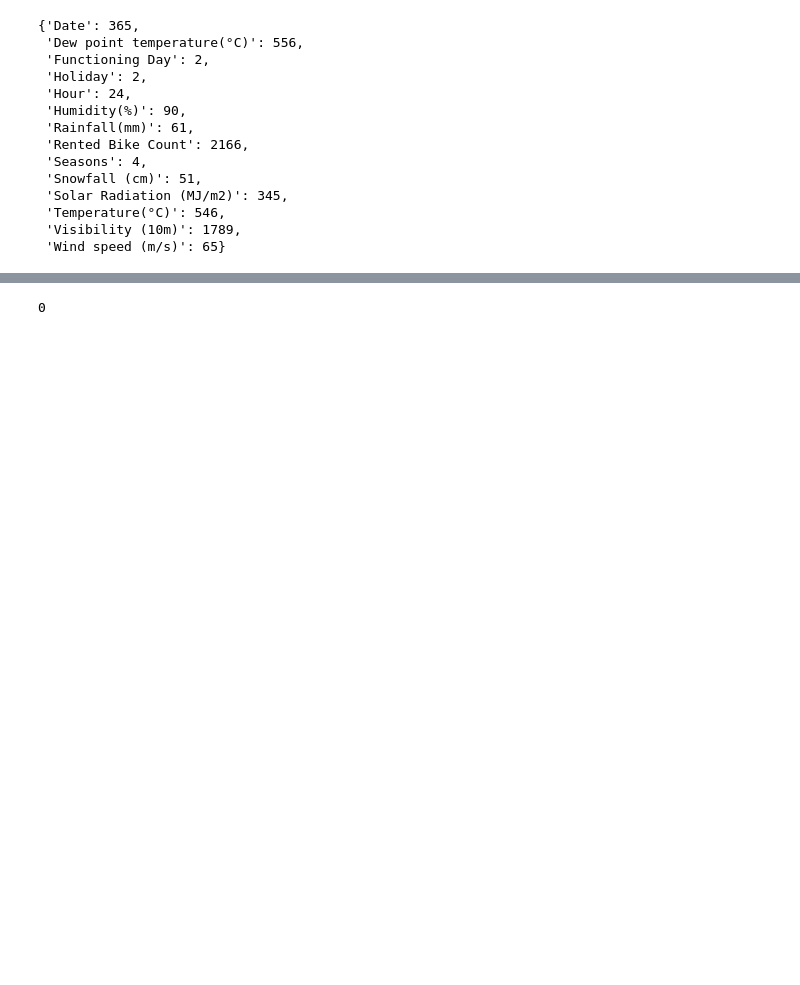
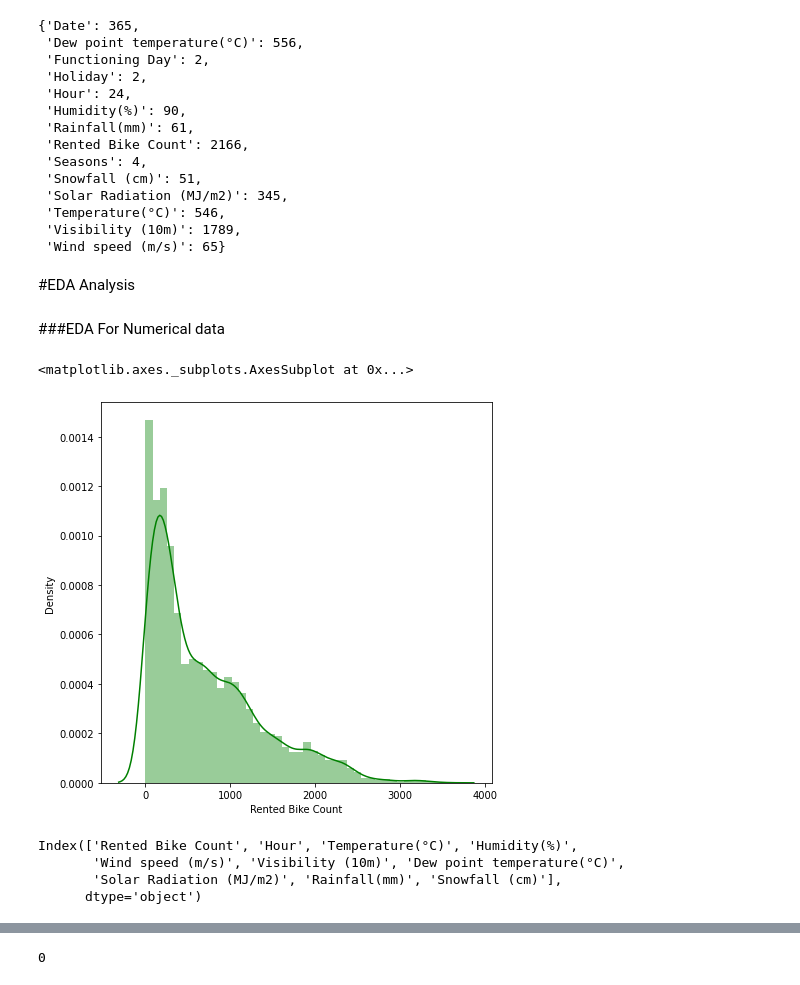
Before and after one commit to kumarlova/Bike-sharing-demand-prediction, a Jupyter notebook: Copy_of_Bike_Sharing_Demand_Prediction_Capstone_Project.ipynb, the cells around one changed output, grey strips where cells are left out. Drawn from its saved outputs; the diff is of its cells as text; code cells hidden in the pictures; blank space fills up the shorter version.

```diff
--- a/Copy_of_Bike_Sharing_Demand_Prediction_Capstone_Project.ipynb
+++ b/Copy_of_Bike_Sharing_Demand_Prediction_Capstone_Project.ipynb
@@ -139,3 +180,22 @@ _dict_
  'Temperature(°C)': 546,
  'Visibility (10m)': 1789,
  'Wind speed (m/s)': 65}
+# %% [markdown]
+#EDA Analysis
+# %% [markdown]
+###EDA For Numerical data
+# %%
+# Dependent variable 'Price'
+plt.figure(figsize=(7,7))
+sns.distplot(df['Rented Bike Count'],color="g")
+# %% [output]
+<matplotlib.axes._subplots.AxesSubplot at 0x...>
+[figure, added]
+# %%
+numeric_features=df.describe().columns
+numeric_features
+# %% [output]
+Index(['Rented Bike Count', 'Hour', 'Temperature(°C)', 'Humidity(%)',
+       'Wind speed (m/s)', 'Visibility (10m)', 'Dew point temperature(°C)',
+       'Solar Radiation (MJ/m2)', 'Rainfall(mm)', 'Snowfall (cm)'],
+      dtype='object')
```
Also changed, not shown: parts of 108 cells of this notebook.
